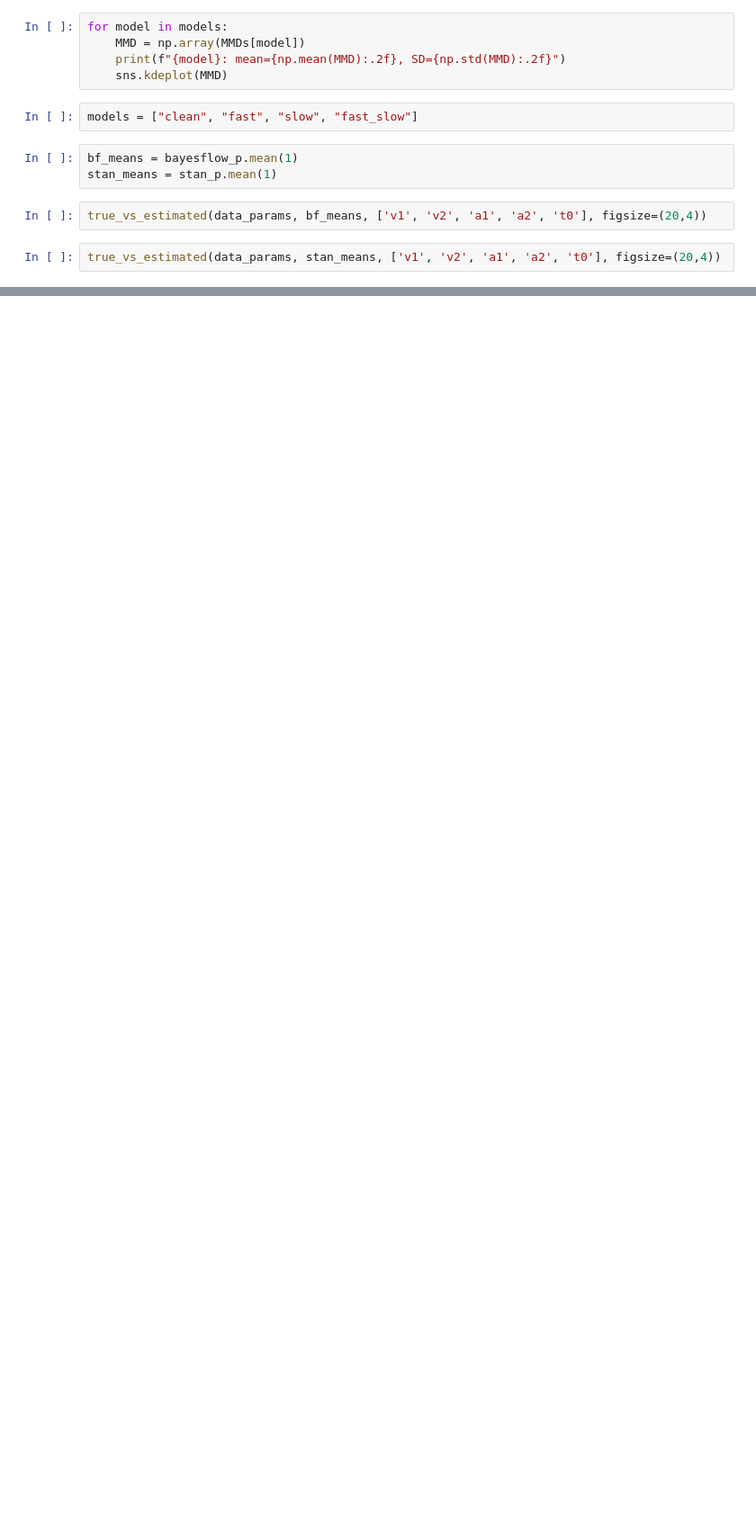
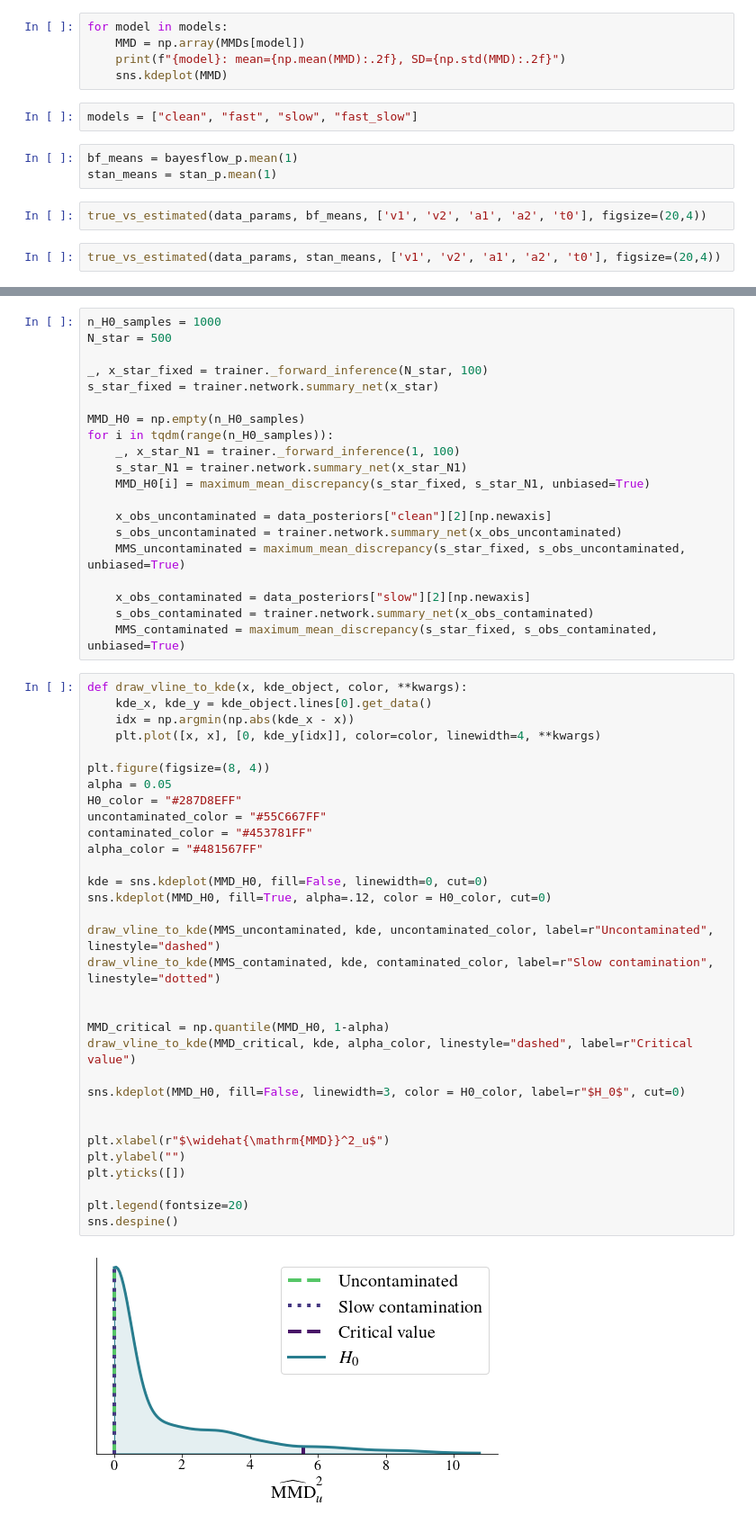
Before and after one commit to marvinschmitt/ModelMisspecificationBF, a Jupyter notebook: abf_ddm_unbounded_bf.ipynb, the cells around one changed output, grey strips where cells are left out. Shown at 90% size. Drawn from its saved outputs; the diff is of its cells as text; blank space fills up the shorter version.

```diff
--- a/abf_ddm_unbounded_bf.ipynb
+++ b/abf_ddm_unbounded_bf.ipynb
@@ -725,0 +729,54 @@ for MMS_type in models:
+# %%
+n_H0_samples = 1000
+N_star = 500
+
+_, x_star_fixed = trainer._forward_inference(N_star, 100)
+s_star_fixed = trainer.network.summary_net(x_star)
+
+MMD_H0 = np.empty(n_H0_samples)
+for i in tqdm(range(n_H0_samples)):
+    _, x_star_N1 = trainer._forward_inference(1, 100)
+    s_star_N1 = trainer.network.summary_net(x_star_N1)
+    MMD_H0[i] = maximum_mean_discrepancy(s_star_fixed, s_star_N1, unbiased=True)
+
+    x_obs_uncontaminated = data_posteriors["clean"][2][np.newaxis]
+    s_obs_uncontaminated = trainer.network.summary_net(x_obs_uncontaminated)
+    MMS_uncontaminated = maximum_mean_discrepancy(s_star_fixed, s_obs_uncontaminated, unbiased=True)
+
+    x_obs_contaminated = data_posteriors["slow"][2][np.newaxis]
+    s_obs_contaminated = trainer.network.summary_net(x_obs_contaminated)
+    MMS_contaminated = maximum_mean_discrepancy(s_star_fixed, s_obs_contaminated, unbiased=True)
+# %%
+def draw_vline_to_kde(x, kde_object, color, **kwargs):
+    kde_x, kde_y = kde_object.lines[0].get_data()
+    idx = np.argmin(np.abs(kde_x - x))
+    plt.plot([x, x], [0, kde_y[idx]], color=color, linewidth=4, **kwargs)
+
+plt.figure(figsize=(8, 4))
+alpha = 0.05
+H0_color = "#287D8EFF"
+uncontaminated_color = "#55C667FF"
+contaminated_color = "#453781FF"
+alpha_color = "#481567FF"
+
+kde = sns.kdeplot(MMD_H0, fill=False, linewidth=0, cut=0)
+sns.kdeplot(MMD_H0, fill=True, alpha=.12, color = H0_color, cut=0)
+
+draw_vline_to_kde(MMS_uncontaminated, kde, uncontaminated_color, label=r"Uncontaminated", linestyle="dashed")
+draw_vline_to_kde(MMS_contaminated, kde, contaminated_color, label=r"Slow contamination", linestyle="dotted")
+
+
+MMD_critical = np.quantile(MMD_H0, 1-alpha)
+draw_vline_to_kde(MMD_critical, kde, alpha_color, linestyle="dashed", label=r"Critical value")
+
+sns.kdeplot(MMD_H0, fill=False, linewidth=3, color = H0_color, label=r"$H_0$", cut=0)
+
+
+plt.xlabel(r"$\widehat{\mathrm{MMD}}^2_u$")
+plt.ylabel("")
+plt.yticks([])
+
+plt.legend(fontsize=20)
+sns.despine()
+# %% [output]
+[figure, added]
```
Also changed, not shown: parts of 16 cells of this notebook.
